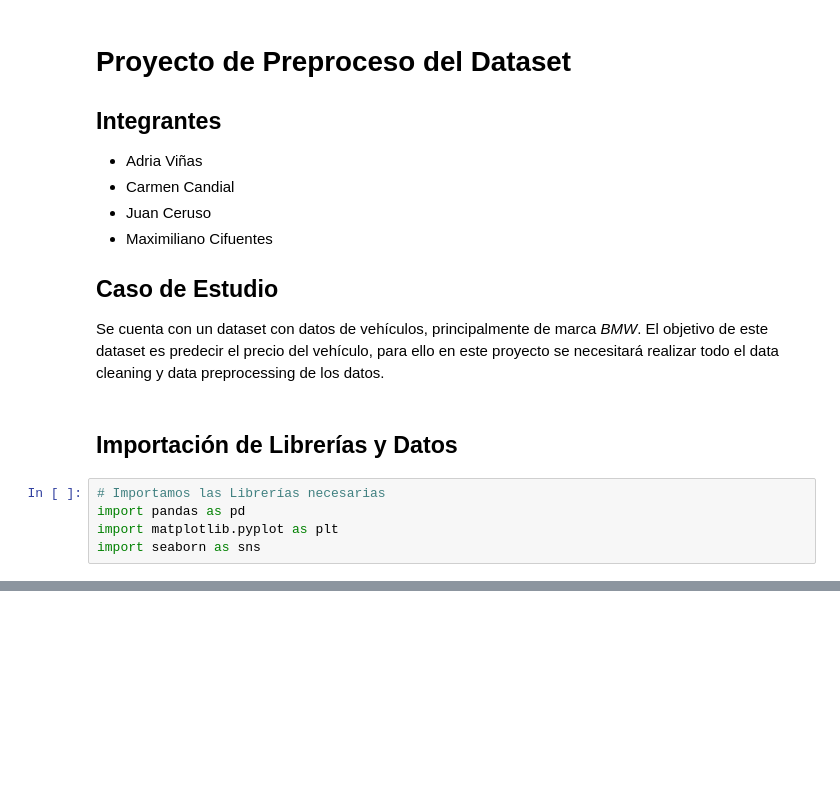
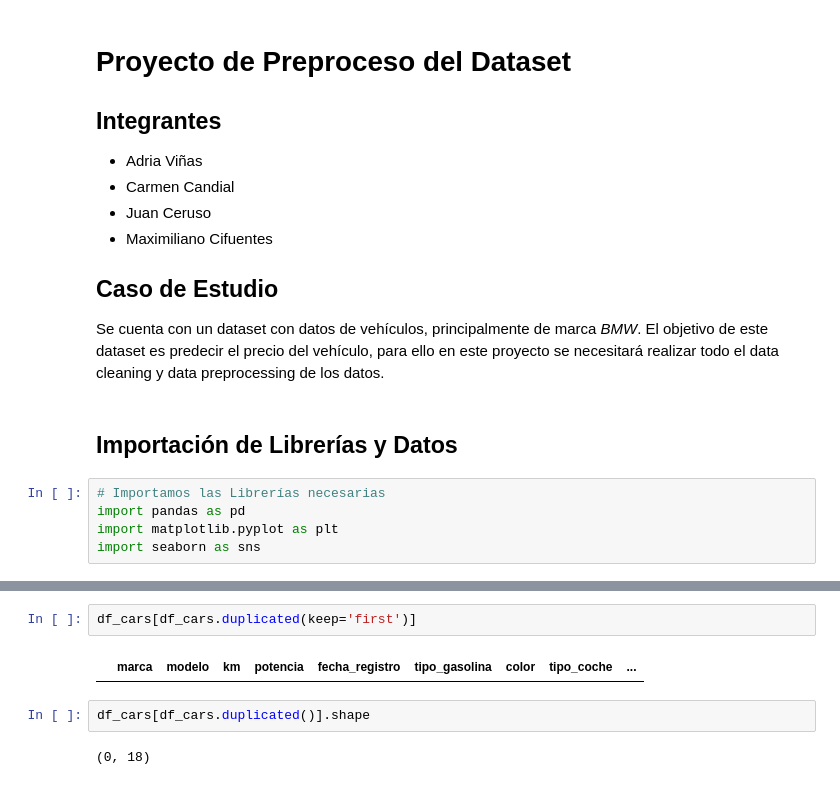
Before and after one commit to JuanCeruso/DataPreparation, a Jupyter notebook: DataPreparation.ipynb, the cells around one changed output, grey strips where cells are left out. Saved outputs shown, nothing was run; the diff lists cells and outputs as text; blank space fills up the shorter version.

```diff
--- a/DataPreparation.ipynb
+++ b/DataPreparation.ipynb
@@ -33,0 +108,8 @@ df_cars.head()
+# %%
+df_cars[df_cars.duplicated(keep='first')]
+# %% [output]
+|  | marca | modelo | km | potencia | fecha_registro | tipo_gasolina | color | tipo_coche | ... |
+# %%
+df_cars[df_cars.duplicated()].shape
+# %% [output]
+(0, 18)
```
Also changed, not shown: parts of 8 cells of this notebook.
